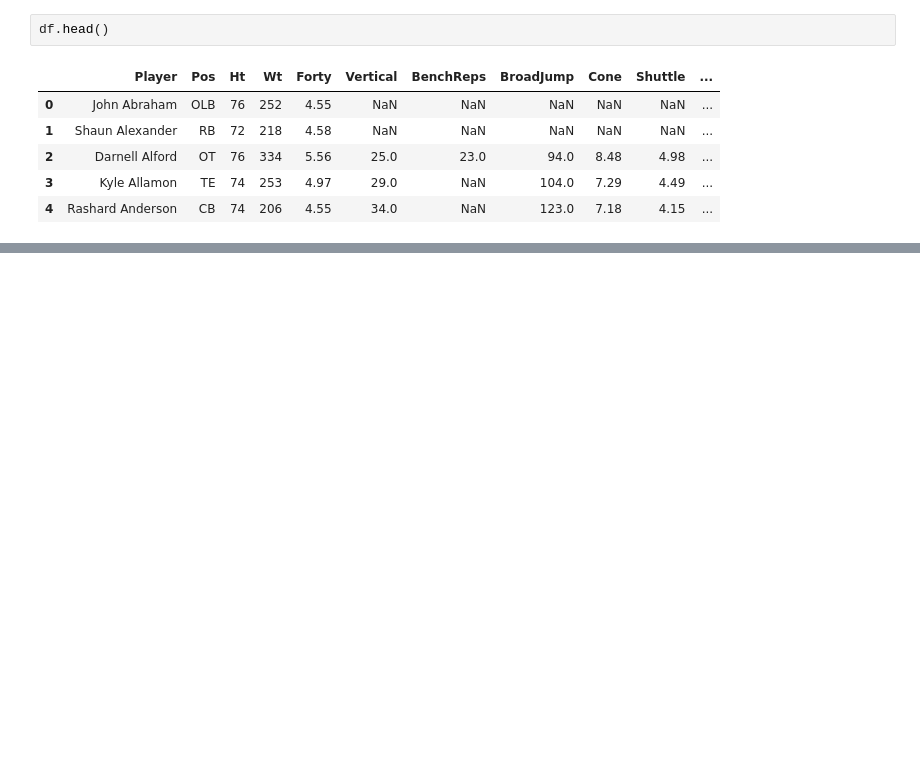
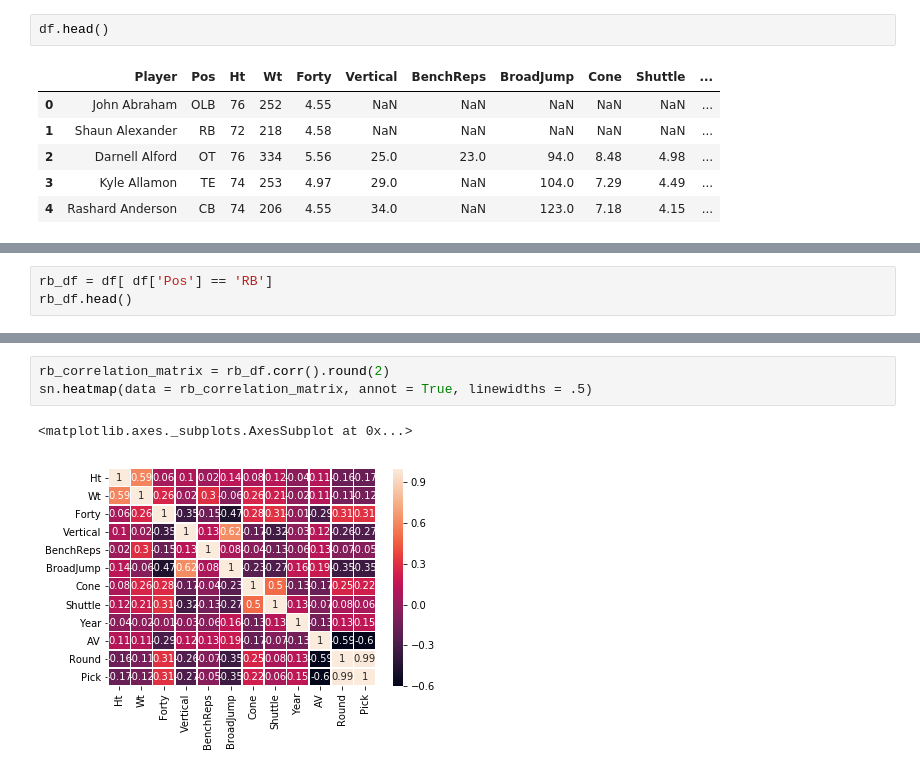
Before and after one commit to griffincosgrove/NFL_Draft_Data, a Jupyter notebook: data_analysis.ipynb, the cells around one changed output, grey strips where cells are left out. Saved outputs shown, nothing was run; the diff lists cells and outputs as text; blank space fills up the shorter version.

```diff
--- a/data_analysis.ipynb
+++ b/data_analysis.ipynb
@@ -33,0 +60,3 @@ KeyError: 'QB'
+# %%
+rb_df = df[ df['Pos'] == 'RB']
+rb_df.head()
@@ -33,0 +70,6 @@ KeyError: 'QB'
+# %%
+rb_correlation_matrix = rb_df.corr().round(2)
+sn.heatmap(data = rb_correlation_matrix, annot = True, linewidths = .5)
+# %% [output]
+<matplotlib.axes._subplots.AxesSubplot at 0x...>
+[figure, added]
```
Also changed, not shown: parts of 6 cells of this notebook.
